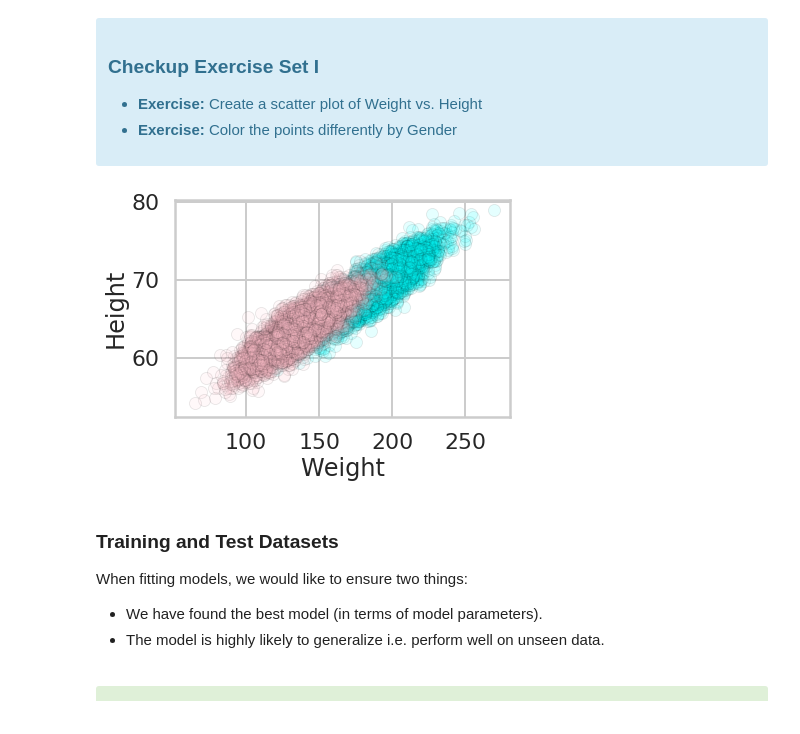
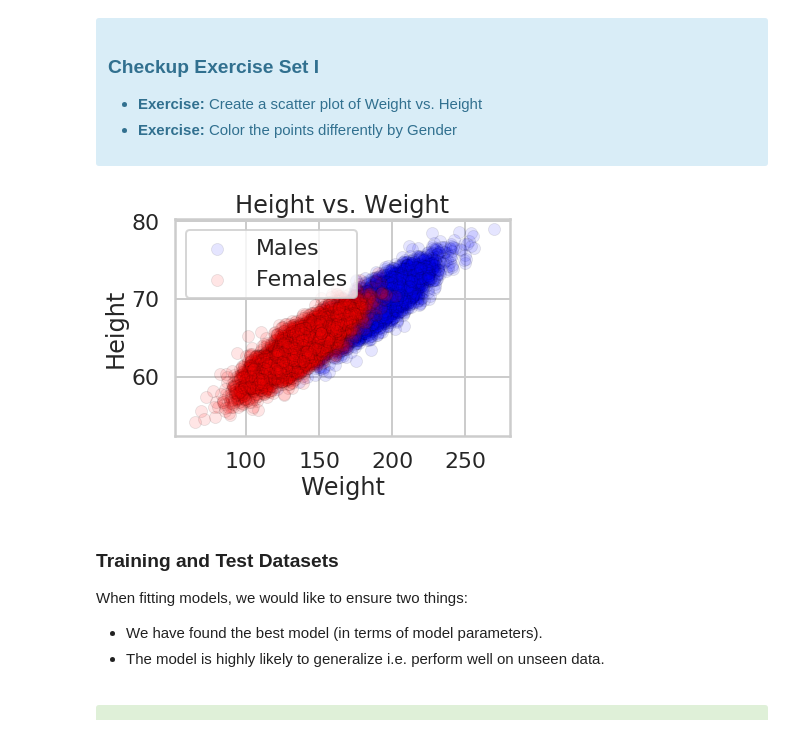
Before and after one commit to AHalarewicz/LogisticRegression, a Jupyter notebook: logistic_regression/Mini_Project_Logistic_Regression.ipynb, the cells around one changed output. Saved outputs shown, nothing was run; the diff lists cells and outputs as text; code cells hidden in the pictures.

```diff
--- a/logistic_regression/Mini_Project_Logistic_Regression.ipynb
+++ b/logistic_regression/Mini_Project_Logistic_Regression.ipynb
@@ -125,11 +125,13 @@ with the "response" or "label" $y$ as a plain array of 0s and 1s for binary clas
 # %%
 is_man = dflog.Gender=='Male'
 male = dflog[is_man]
 female = dflog[~is_man]
-_ = sns.scatterplot(x='Weight', y='Height', data=male, edgecolor='k', alpha=0.1, color='aqua')
-_ = sns.scatterplot(x='Weight', y='Height', data=female, edgecolor='k', alpha=0.1, color='pink')
+_ = sns.scatterplot(x='Weight', y='Height', data=male, edgecolor='k', alpha=0.1, color='blue')
+_ = sns.scatterplot(x='Weight', y='Height', data=female, edgecolor='k', alpha=0.1, color='red')
+_ = plt.title('Height vs. Weight')
+_ = plt.legend(['Males', 'Females'], loc='upper left')
 # %% [output]
-[figure, old version]
+[figure, new version]
 # %% [markdown]
 ### Training and Test Datasets
 
```
Also changed, not shown: parts of 8 cells of this notebook.
